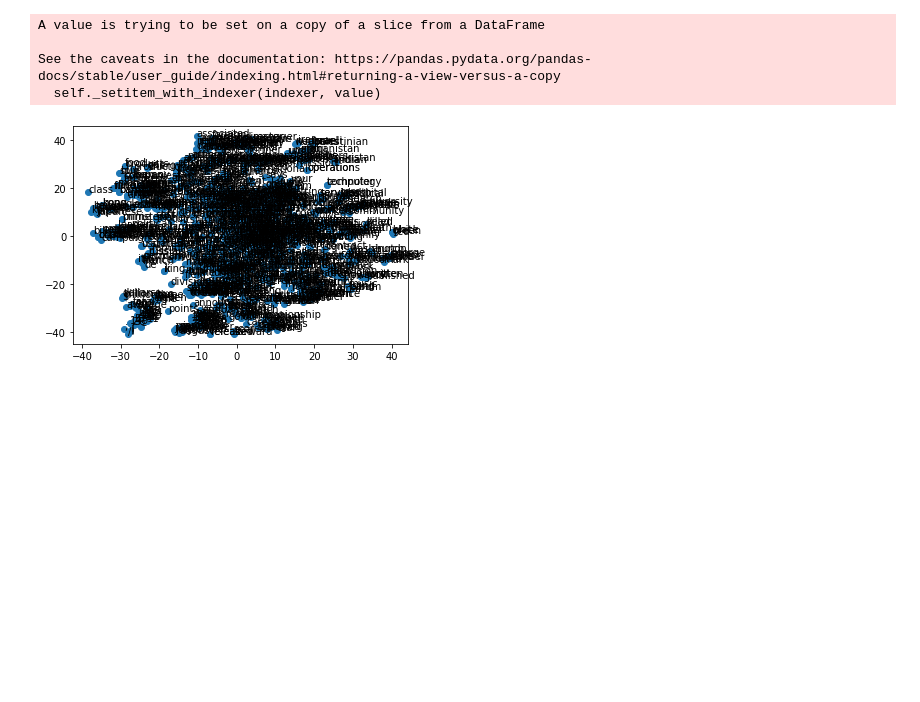
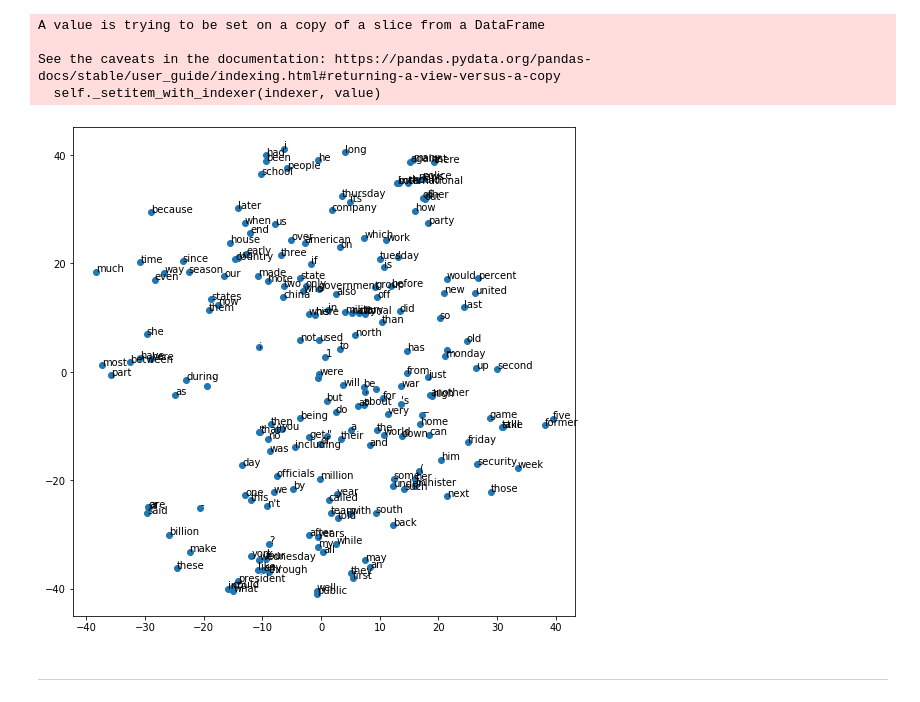
Before and after one commit to TG-UW/BETO2020, a Jupyter notebook: Ant_Syn_Scraping/Phase_I_NN.ipynb, the cells around one changed output. Drawn from its saved outputs; the diff is of its cells as text; code cells hidden in the pictures; blank space fills up the shorter version.

```diff
--- a/Ant_Syn_Scraping/Phase_I_NN.ipynb
+++ b/Ant_Syn_Scraping/Phase_I_NN.ipynb
@@ -114,14 +108,15 @@ See the caveats in the documentation: https://pandas.pydata.org/pandas-docs/stab
 # %%
 #visualizing word vectors
 #glove_words comprises all of the words that our model has learned. Can be changed to include only a couple.
 tsne = TSNE(n_components=2, random_state=0)
 #words =  list(embeddings_dict.keys())
 vectors = [embeddings_dict[word] for word in glove_words]
 Y = tsne.fit_transform(vectors[:1000])
-plt.scatter(Y[::, 0], Y[::, 1])
+plt.figure(figsize = (9,9))
+plt.scatter(Y[::5, 0], Y[::5, 1])
 
-for label, x, y in zip(glove_words, Y[::, 0], Y[::, 1]):
+for label, x, y in zip(glove_words, Y[::5, 0], Y[::5, 1]):
     plt.annotate(label, xy=(x, y), xytext=(0, 0), textcoords="offset points")
 plt.show()
 # %% [output]
-[figure, old version]
+[figure, new version]
@@ -133,3 +123,5 @@ plt.show()
+# %% [markdown]
+-----------------------------------------
 # %%
 #Vocabulary from Carbon corpus and Word2Vec model trained on all abstracts
 #Opening contents of Word2Vec model1
```
Also changed, not shown: parts of 24 cells of this notebook, 33 other files.
